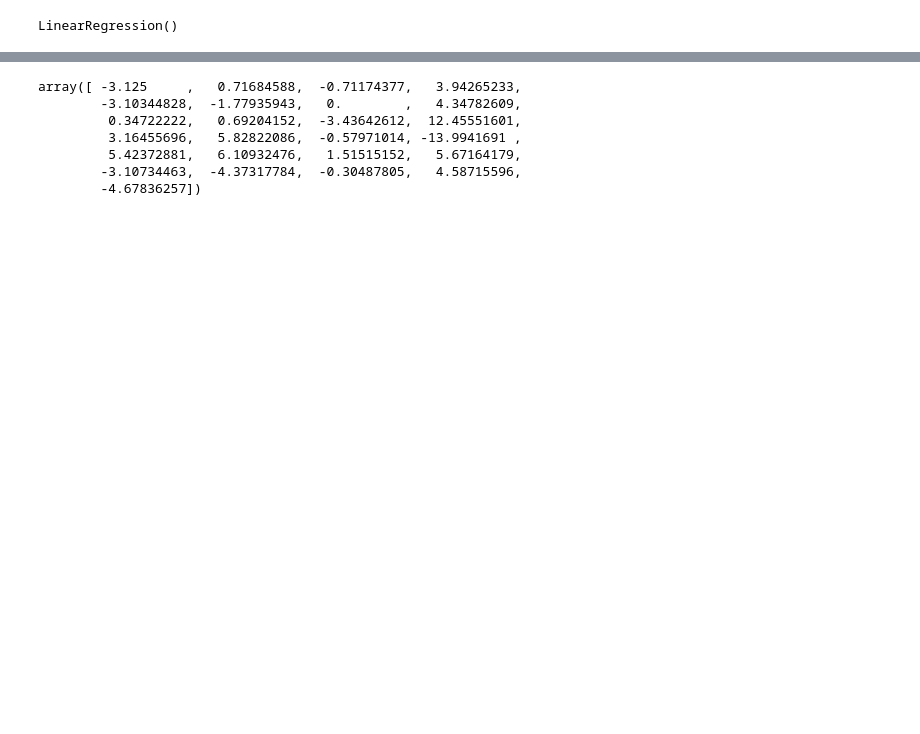
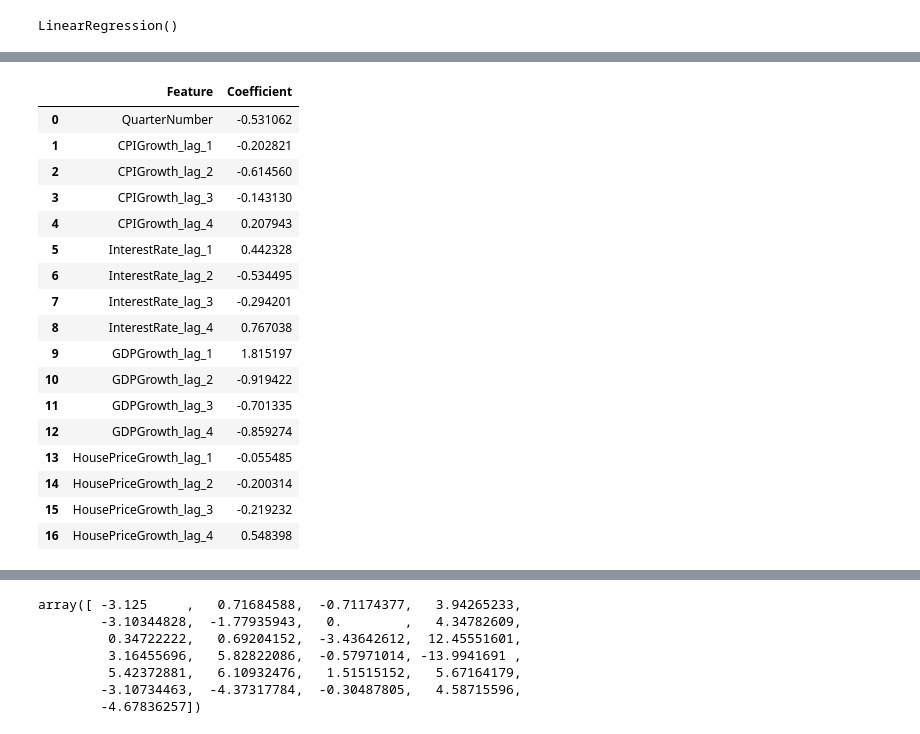
Before and after one commit to Haydn-Martin/predicting-house-prices-time-series, a Jupyter notebook: HousePricePrediction.ipynb, the cells around one changed output, grey strips where cells are left out. Cells and saved outputs as stored; diff of their text form; code cells hidden in the pictures; blank space fills up the shorter version.

```diff
--- a/HousePricePrediction.ipynb
+++ b/HousePricePrediction.ipynb
@@ -572,3 +536,31 @@ plt.plot(np.array(y_train))
+# %%
+coef_df = pd.DataFrame(
+    {
+        'Feature': list(X_train.columns),
+        'Coefficient': list(model.coef_)
+    }
+)
+# %%
+coef_df
+# %% [output]
+|  | Feature | Coefficient |
+| 0 | QuarterNumber | -0.531062 |
+| 1 | CPIGrowth_lag_1 | -0.202821 |
+| 2 | CPIGrowth_lag_2 | -0.614560 |
+| 3 | CPIGrowth_lag_3 | -0.143130 |
+| 4 | CPIGrowth_lag_4 | 0.207943 |
+| 5 | InterestRate_lag_1 | 0.442328 |
+| 6 | InterestRate_lag_2 | -0.534495 |
+| 7 | InterestRate_lag_3 | -0.294201 |
+| 8 | InterestRate_lag_4 | 0.767038 |
+| 9 | GDPGrowth_lag_1 | 1.815197 |
+| 10 | GDPGrowth_lag_2 | -0.919422 |
+| 11 | GDPGrowth_lag_3 | -0.701335 |
+| 12 | GDPGrowth_lag_4 | -0.859274 |
+| 13 | HousePriceGrowth_lag_1 | -0.055485 |
+| 14 | HousePriceGrowth_lag_2 | -0.200314 |
+| 15 | HousePriceGrowth_lag_3 | -0.219232 |
+| 16 | HousePriceGrowth_lag_4 | 0.548398 |
 # %%
 # Make predictions
 lin_preds = model.predict(X_test)
```
Also changed, not shown: parts of 18 cells of this notebook.
